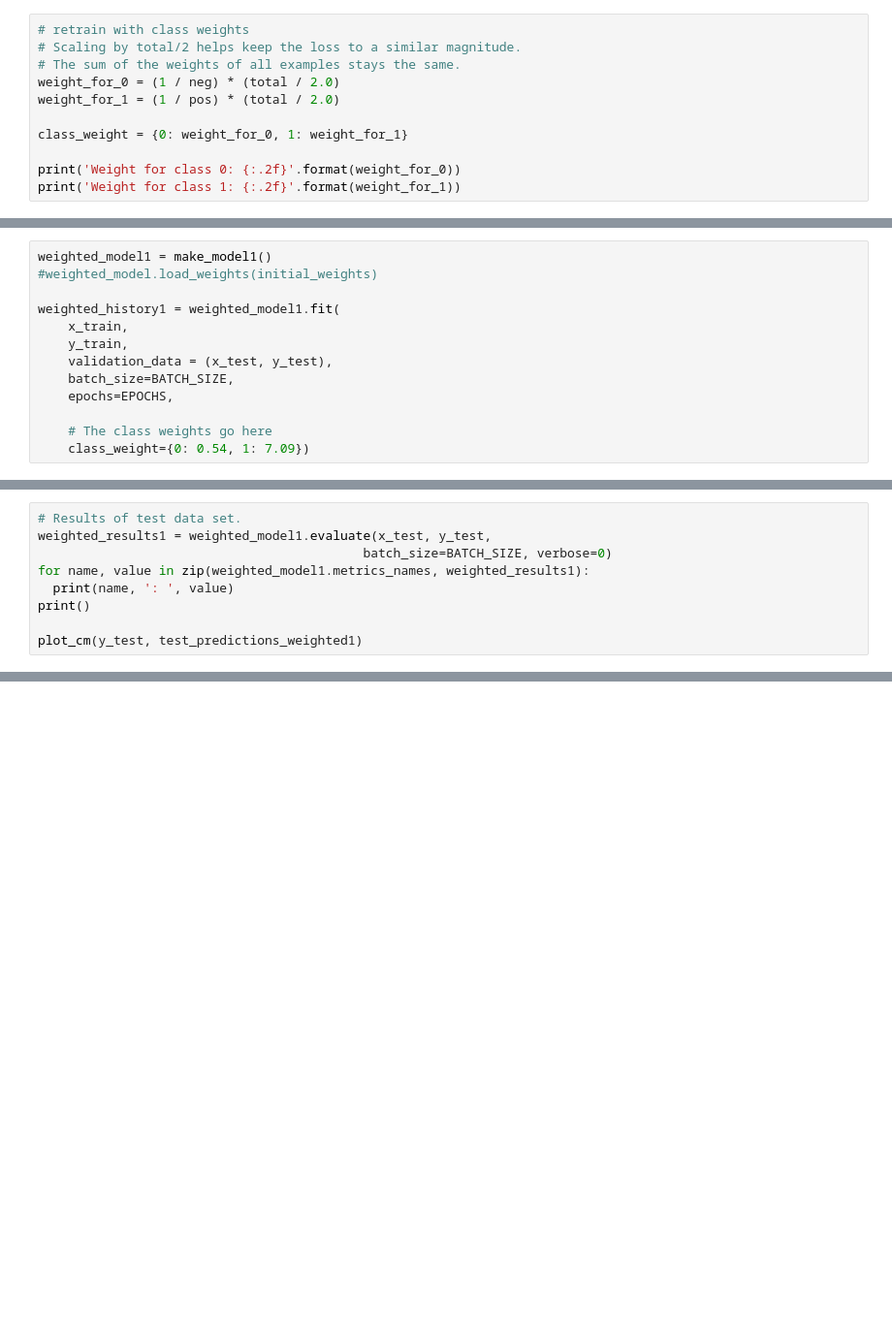
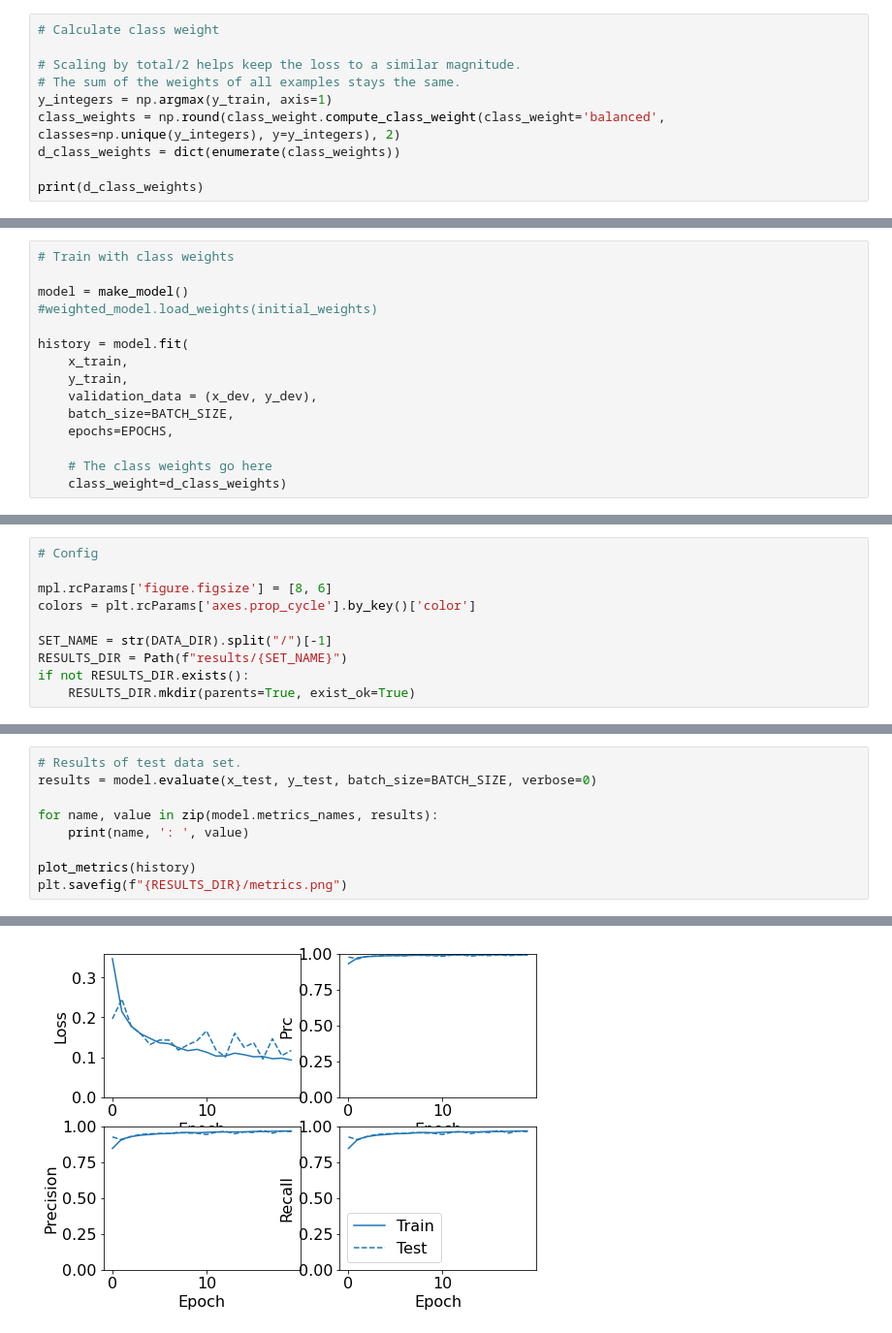
Before and after one commit to samuelflores/deep-learning-RNA-structure-prediction, a Jupyter notebook: tloop_prediction/ANN.ipynb, the cells around one changed output, grey strips where cells are left out. Shown: that part at 97% size. Drawn from its saved outputs; the diff is of its cells as text; blank space fills up the shorter version.

```diff
--- a/tloop_prediction/ANN.ipynb
+++ b/tloop_prediction/ANN.ipynb
@@ -241,12 +144,11 @@ def make_model2(metrics=METRICS, output_bias=None):
 # %%
-# retrain with class weights
+# Calculate class weight
+
 # Scaling by total/2 helps keep the loss to a similar magnitude.
 # The sum of the weights of all examples stays the same.
-weight_for_0 = (1 / neg) * (total / 2.0)
-weight_for_1 = (1 / pos) * (total / 2.0)
+y_integers = np.argmax(y_train, axis=1)
+class_weights = np.round(class_weight.compute_class_weight(class_weight='balanced', classes=np.unique(y_integers), y=y_integers), 2)
+d_class_weights = dict(enumerate(class_weights))
 
-class_weight = {0: weight_for_0, 1: weight_for_1}
-
-print('Weight for class 0: {:.2f}'.format(weight_for_0))
-print('Weight for class 1: {:.2f}'.format(weight_for_1))
+print(d_class_weights)
 # %% [output]
@@ -255,15 +156,17 @@ Weight for class 1: 7.09
 # %%
-weighted_model1 = make_model1()
+# Train with class weights
+
+model = make_model()
 #weighted_model.load_weights(initial_weights)
 
-weighted_history1 = weighted_model1.fit(
+history = model.fit(
     x_train,
     y_train,
-    validation_data = (x_test, y_test),
+    validation_data = (x_dev, y_dev),
     batch_size=BATCH_SIZE,
     epochs=EPOCHS,
 
     # The class weights go here
-    class_weight={0: 0.54, 1: 7.09})
+    class_weight=d_class_weights)
 # %% [output]
 Epoch 1/20
@@ -332,0 +204,10 @@ test_predictions_weighted2 = weighted_model2.predict(x_test, batch_size=BATCH_SI
+# %%
+# Config
+
+mpl.rcParams['figure.figsize'] = [8, 6]
+colors = plt.rcParams['axes.prop_cycle'].by_key()['color']
+
+SET_NAME = str(DATA_DIR).split("/")[-1]
+RESULTS_DIR = Path(f"results/{SET_NAME}")
+if not RESULTS_DIR.exists():
+    RESULTS_DIR.mkdir(parents=True, exist_ok=True)
@@ -333,10 +287,10 @@ test_predictions_weighted2 = weighted_model2.predict(x_test, batch_size=BATCH_SI
 # %%
 # Results of test data set.
-weighted_results1 = weighted_model1.evaluate(x_test, y_test,
-                                           batch_size=BATCH_SIZE, verbose=0)
-for name, value in zip(weighted_model1.metrics_names, weighted_results1):
-  print(name, ': ', value)
-print()
+results = model.evaluate(x_test, y_test, batch_size=BATCH_SIZE, verbose=0)
 
-plot_cm(y_test, test_predictions_weighted1)
+for name, value in zip(model.metrics_names, results):
+    print(name, ': ', value)
+
+plot_metrics(history)
+plt.savefig(f"{RESULTS_DIR}/metrics.png")
 # %% [output]
@@ -358,0 +309 @@ Total GNRA:  1856
+[figure, added]
```
Also changed, not shown: parts of 24 cells of this notebook.
